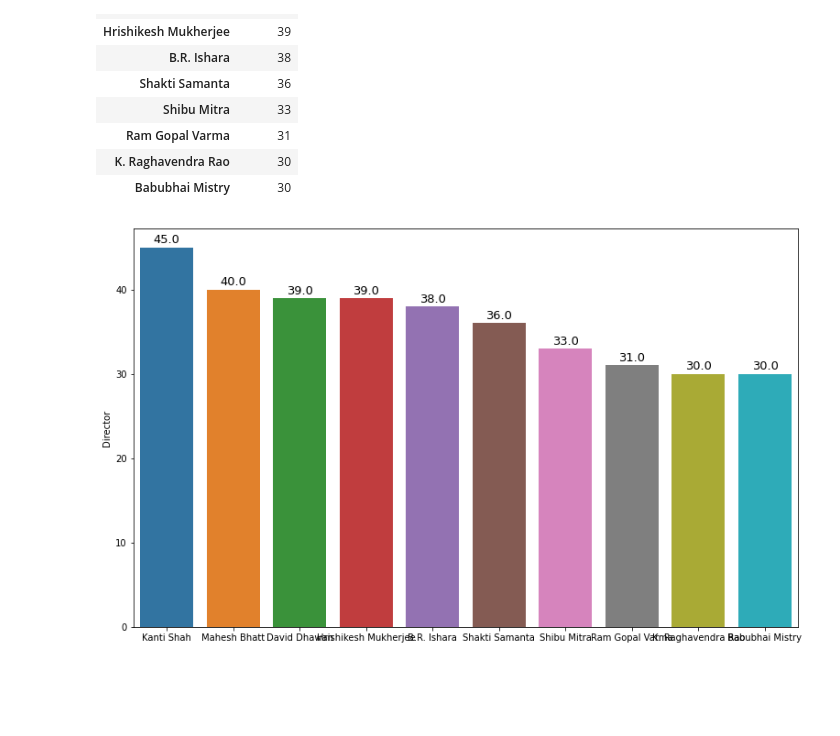
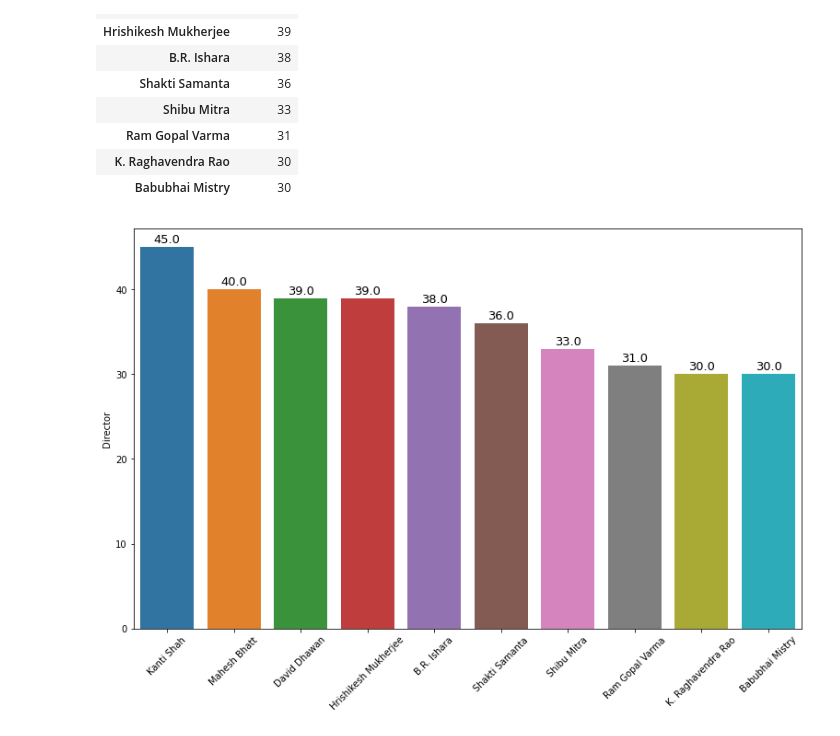
Before and after one commit to praffs18/EDA-on-All-Indian-movies-IMDb-data, a Jupyter notebook: EDA_on_All_Indian_movies_IMDb_data.ipynb, the cells around one changed output. Cells and saved outputs as stored; diff of their text form; code cells hidden in the pictures; blank space fills up the shorter version.

```diff
--- a/EDA_on_All_Indian_movies_IMDb_data.ipynb
+++ b/EDA_on_All_Indian_movies_IMDb_data.ipynb
@@ -460,13 +461,14 @@ top_dir
 # %%
 # Top 10 Directors who had direct most of the movies
 plt.figure(figsize = (13,8))
 plots = sns.barplot(top_dir.index, y = top_dir['Director'])
 for bar in plots.patches:
   plots.annotate(format(bar.get_height()),
                    (bar.get_x() + bar.get_width() / 2,
                     bar.get_height()), ha='center', va='center',
                    size=13, xytext=(0, 8),
                    textcoords='offset points')
+plt.xticks(rotation = 45)
 plt.show()
 # %% [output]
-[figure, old version]
+[figure, new version]
```
Also changed, not shown: parts of 6 cells of this notebook.
